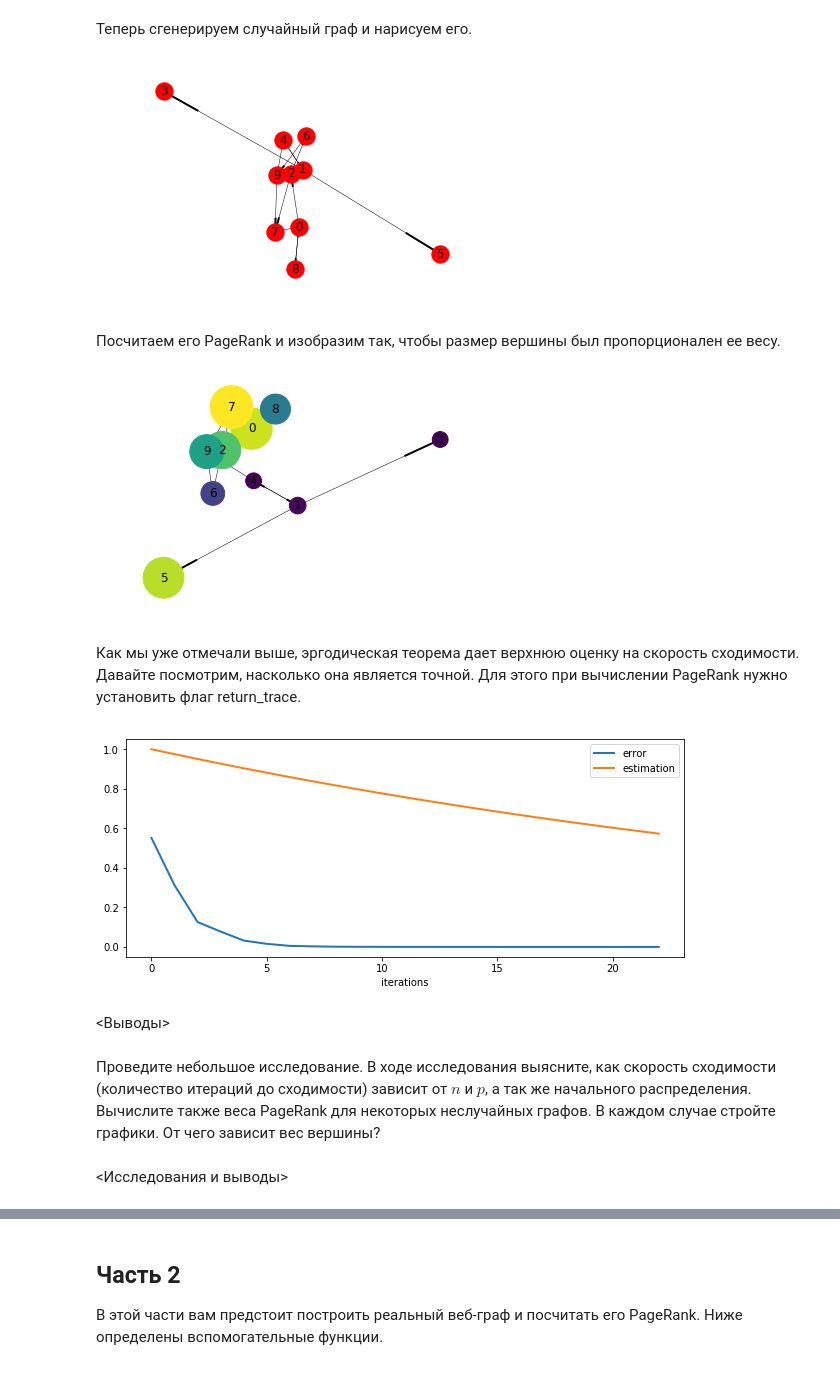
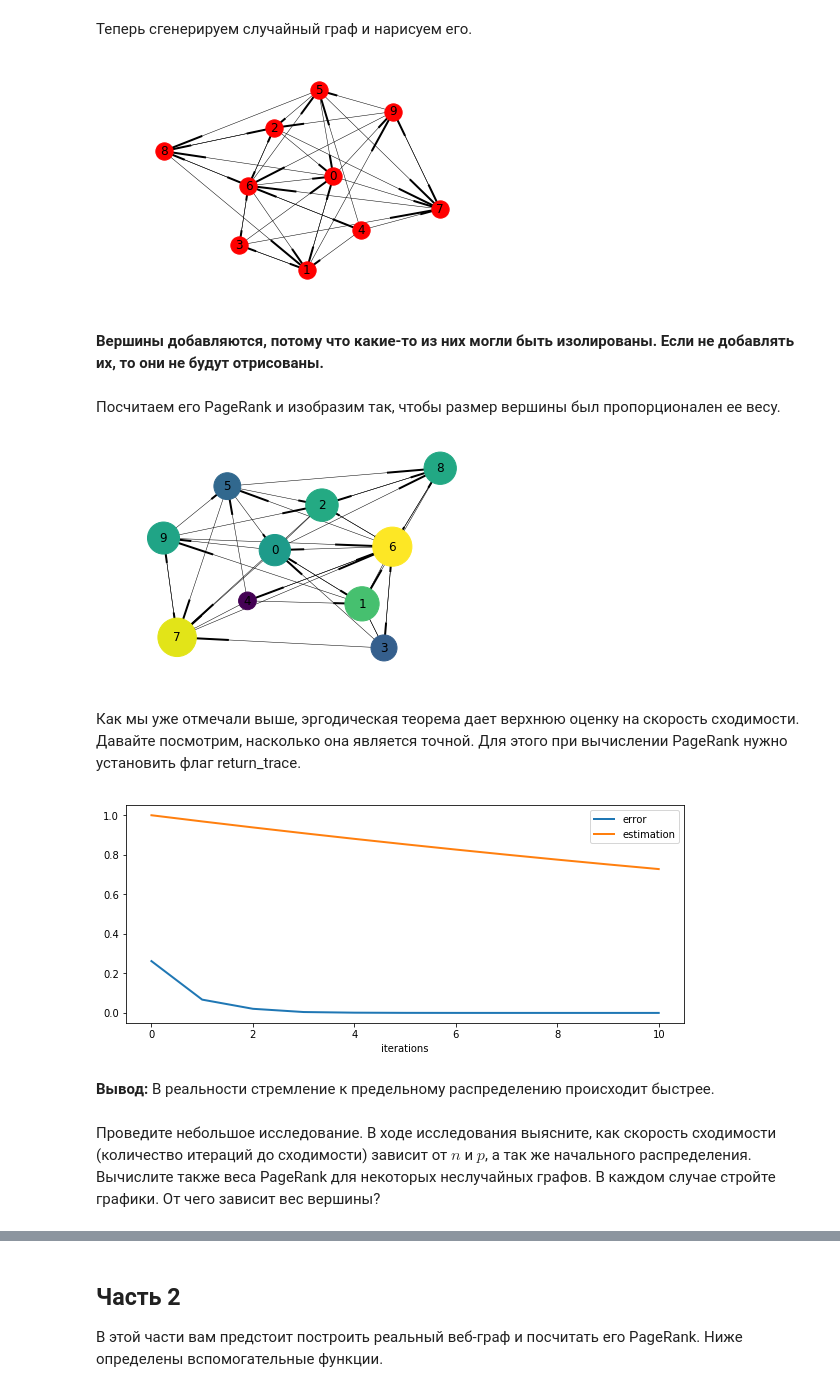
Before and after one commit to svinkapeppa/stochastic, a Jupyter notebook: lab_3/3.23.ipynb, the cells around one changed output, grey strips where cells are left out. Drawn from its saved outputs; the diff is of its cells as text; code cells hidden in the pictures.

```diff
--- a/lab_3/3.23.ipynb
+++ b/lab_3/3.23.ipynb
@@ -188,32 +194,35 @@ def random_graph(n, p):
 # %% [markdown]
 Теперь сгенерируем случайный граф и нарисуем его.
 # %%
-N, p = 10, 0.2
+N, p = 10, 0.5
 edges = random_graph(N, p)
 
 G = networkx.DiGraph()
 G.add_edges_from(edges)
+G.add_nodes_from(np.arange(N)) # добавление вершин
 plt.axis('off')
 networkx.draw_networkx(G, width=0.5)
 # %% [output]
-[figure, old version]
+[figure, new version]
+# %% [markdown]
+**Вершины добавляются, потому что какие-то из них могли быть изолированы. Если не добавлять их, то они не будут отрисованы.**
 # %% [markdown]
 Посчитаем его PageRank и изобразим так, чтобы размер вершины был пропорционален ее весу.
 # %%
 start_distribution = np.ones((1, N)) / N
-pr_distribution = page_rank(edges, start_distribution)
+pr_distribution = page_rank(edges, start_distribution, N=N)
 
 size_const = 10 ** 4
 plt.axis('off')
 networkx.draw_networkx(G, width=0.5, node_size=size_const * pr_distribution,
                        node_color=pr_distribution)
 # %% [output]
-[figure, old version]
+[figure, new version]
 # %% [markdown]
 Как мы уже отмечали выше, эргодическая теорема дает верхнюю оценку на скорость сходимости. Давайте посмотрим, насколько она является точной. Для этого при вычислении PageRank нужно установить флаг return_trace.
 # %%
 pr_distribution, pr_trace = page_rank(edges, start_distribution,
-                                      return_trace=True)
+                                      return_trace=True, N=N)
 errors = np.abs(pr_trace - pr_trace[-1]).sum(axis=(1, 2))
 
 plt.figure(figsize=(10, 4))
@@ -225,10 +234,8 @@ plt.legend()
 plt.xlabel('iterations')
 plt.show()
 # %% [output]
-[figure, old version]
+[figure, new version]
-# %% [markdown]
-<Выводы>
+# %% [markdown]
+**Вывод:** В реальности стремление к предельному распределению происходит быстрее.
 # %% [markdown]
 Проведите небольшое исследование. В ходе исследования выясните, как скорость сходимости (количество итераций до сходимости) зависит от $n$ и $p$, а так же начального распределения. Вычислите также веса PageRank для некоторых неслучайных графов. В каждом случае стройте графики. От чего зависит вес вершины?
-# %% [markdown]
-<Исследования и выводы>
```
Also changed, not shown: parts of 63 cells of this notebook.
